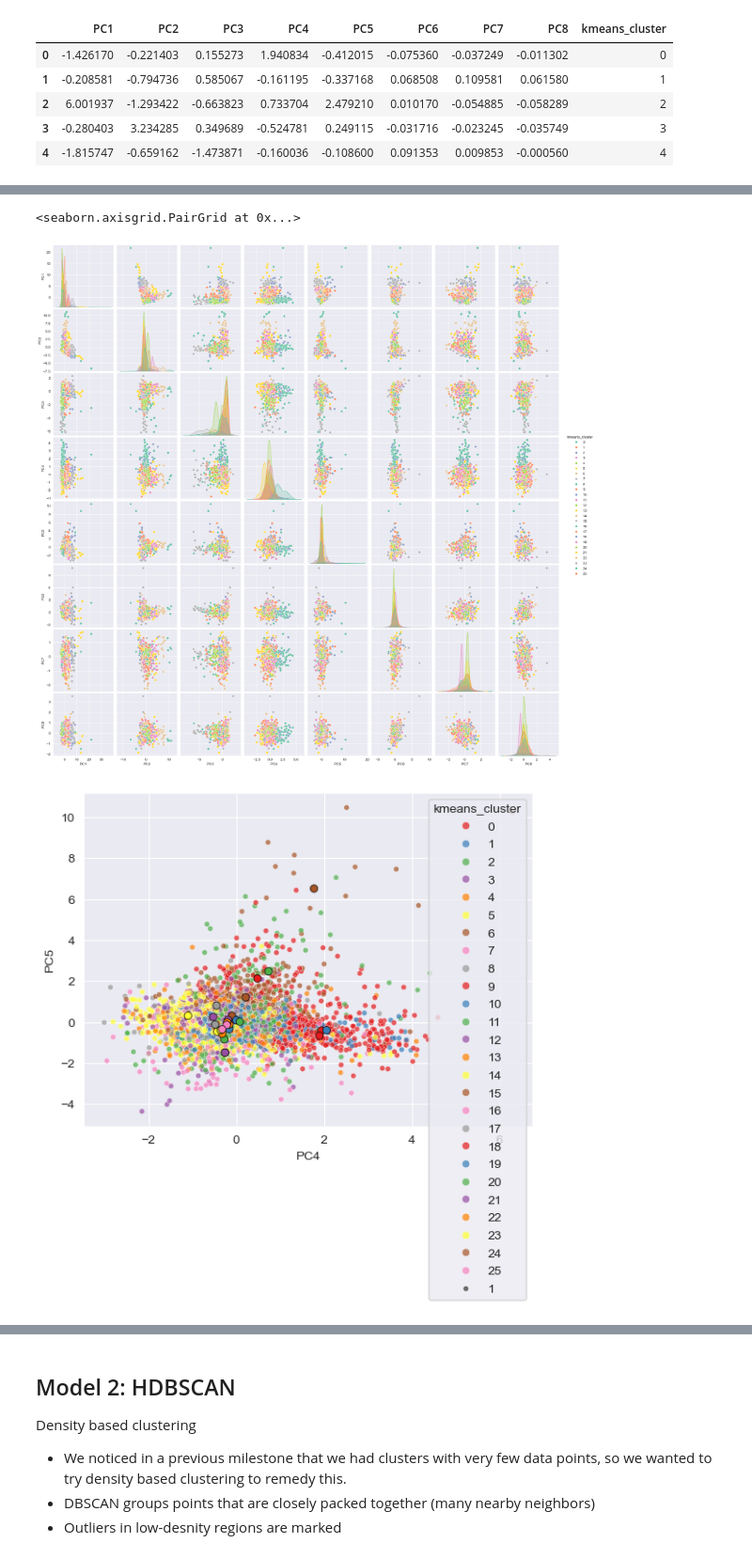
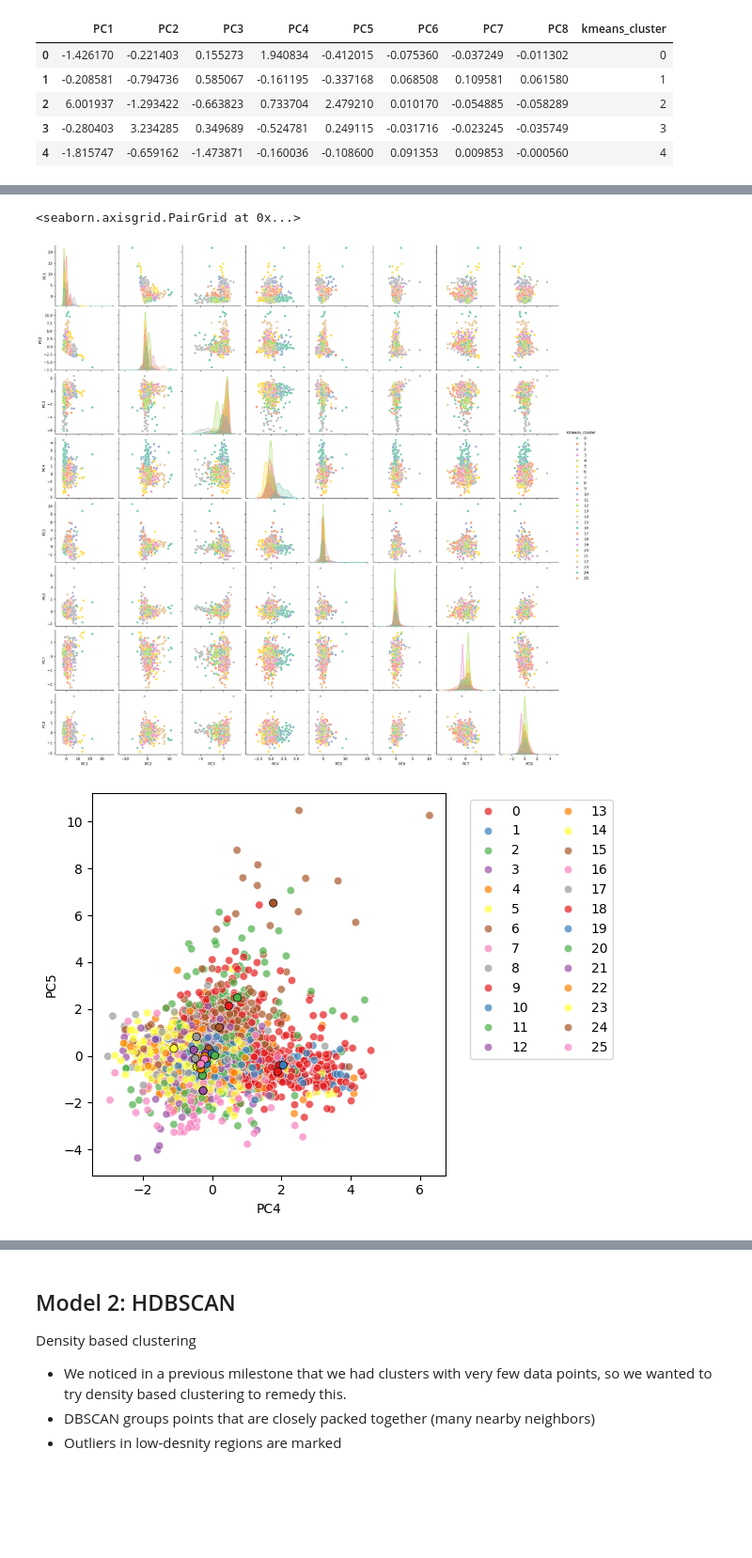
Before and after one commit to DirtyChay/music-recommender, a Jupyter notebook: 3. DSE 220 Milestone 4 Model.ipynb, the cells around one changed output, grey strips where cells are left out. Shown at 94% size. Cells and saved outputs as stored; diff of their text form; code cells hidden in the pictures; blank space fills up the shorter version.

```diff
--- a/3. DSE 220 Milestone 4 Model.ipynb
+++ b/3. DSE 220 Milestone 4 Model.ipynb
@@ -36,0 +33,3 @@ processed_users_path = "data/users_cleaned_encoded_500k_df.parquet"
+# %%
+# If using a local environment
+data_path = "data/"
@@ -37,3 +43,8 @@ processed_users_path = "data/users_cleaned_encoded_500k_df.parquet"
+# %%
+# Input dataframe path
+processed_users_path = data_path + "users_cleaned_encoded_500k_df.parquet"
+# Where the processed dataframe will be saved
+users_clustered_path_parquet = data_path + "data/users_clusters_500k_df.parquet"
 # %%
 # Polars is faster at loading large datasets
 users_polars_df = pl.read_parquet(processed_users_path)
@@ -302,36 +335,38 @@ sns.pairplot(
 )
 # %% [output]
 <seaborn.axisgrid.PairGrid at 0x...>
-[figure, old version]
+[figure, new version]
 # %%
 # Inspect a designated pc space more closely (look at pairplots for general overview)
 # Also shows the centroids
 variable_pairs = ['PC4', 'PC5']
 
 # Plotting the results
 sns.scatterplot(
     x=variable_pairs[0],
     y=variable_pairs[1],
     hue='kmeans_cluster',
     palette='Set1',
-    size=1, alpha=0.7,
+    alpha=0.7,
     data=users_df_kmeans_clusters.sample(
         n=5000,
         random_state=RANDOM_STATE
     )
 )
 
 sns.scatterplot(
     x=variable_pairs[0],
     y=variable_pairs[1],
     hue='kmeans_cluster',
     palette='Set1',
     markers=1000,
     alpha=1,
     edgecolor="black",
     data=users_kmeans_centroids_df,
     legend=False
 )
+plt.legend(bbox_to_anchor=(1.05, 1), loc='upper left', ncol=2)
+plt.tight_layout()
 plt.show()
 # %% [output]
-[figure, old version]
+[figure, new version]
```
Also changed, not shown: parts of 23 cells of this notebook.
